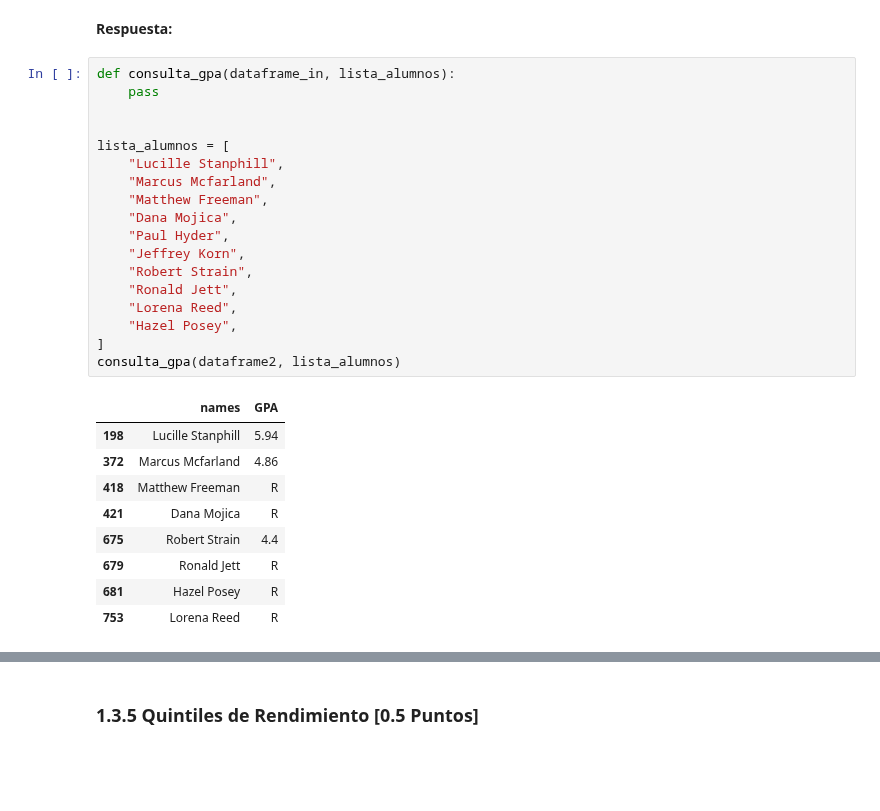
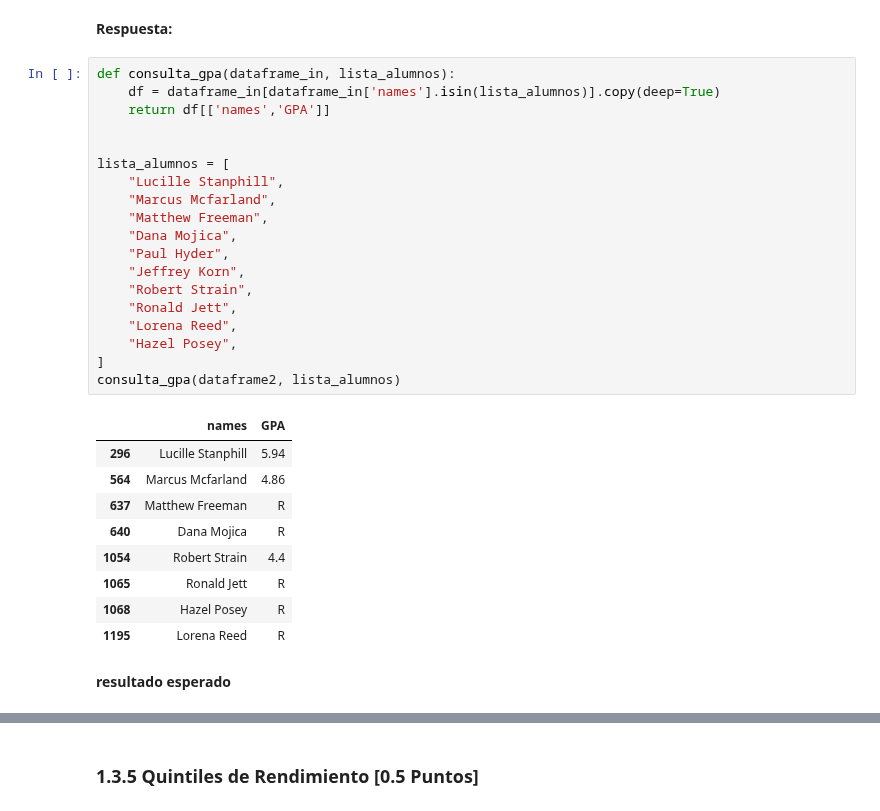
Before and after one commit to camilocarvajalreyes/laboratorios-MDS7202, a Jupyter notebook: Lab_3/Lab_3.ipynb, the cells around one changed output, grey strips where cells are left out. Saved outputs shown, nothing was run; the diff lists cells and outputs as text; blank space fills up the shorter version.

Commit message:
consulta alumnos

```diff
--- a/Lab_3/Lab_3.ipynb
+++ b/Lab_3/Lab_3.ipynb
@@ -655,29 +655,32 @@ Creada la función busque el promedio general de los siguientes alumnos en el se
 **Respuesta:**
 # %%
 def consulta_gpa(dataframe_in, lista_alumnos):
-    pass
+    df = dataframe_in[dataframe_in['names'].isin(lista_alumnos)].copy(deep=True)
+    return df[['names','GPA']]
 
 
 lista_alumnos = [
     "Lucille Stanphill",
     "Marcus Mcfarland",
     "Matthew Freeman",
     "Dana Mojica",
     "Paul Hyder",
     "Jeffrey Korn",
     "Robert Strain",
     "Ronald Jett",
     "Lorena Reed",
     "Hazel Posey",
 ]
 consulta_gpa(dataframe2, lista_alumnos)
 # %% [output]
 |  | names | GPA |
-| 198 | Lucille Stanphill | 5.94 |
-| 372 | Marcus Mcfarland | 4.86 |
-| 418 | Matthew Freeman | R |
-| 421 | Dana Mojica | R |
-| 675 | Robert Strain | 4.4 |
-| 679 | Ronald Jett | R |
-| 681 | Hazel Posey | R |
-| 753 | Lorena Reed | R |
+| 296 | Lucille Stanphill | 5.94 |
+| 564 | Marcus Mcfarland | 4.86 |
+| 637 | Matthew Freeman | R |
+| 640 | Dana Mojica | R |
+| 1054 | Robert Strain | 4.4 |
+| 1065 | Ronald Jett | R |
+| 1068 | Hazel Posey | R |
+| 1195 | Lorena Reed | R |
+# %% [markdown]
+**resultado esperado**
```
Also changed, not shown: parts of 1 cell of this notebook.
